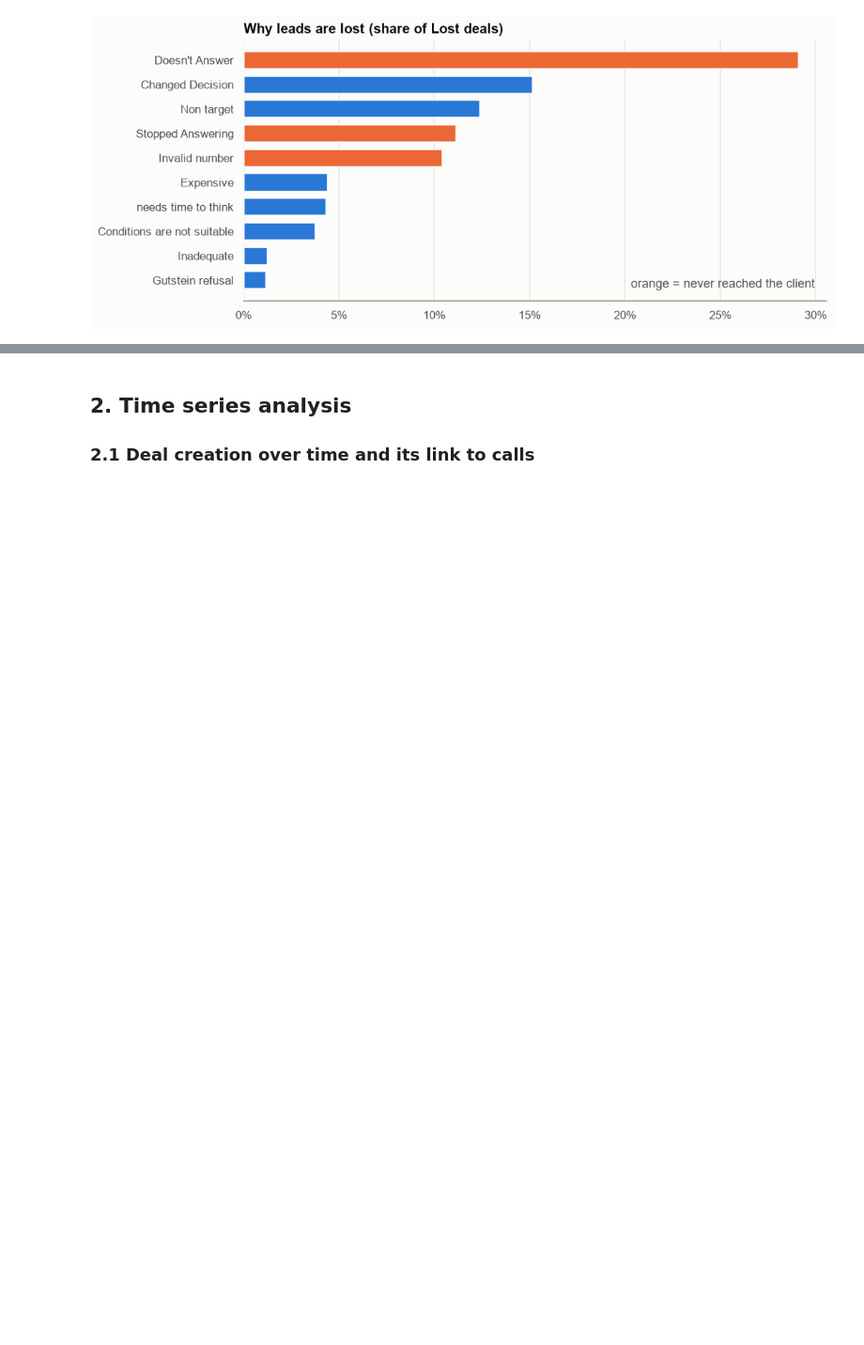
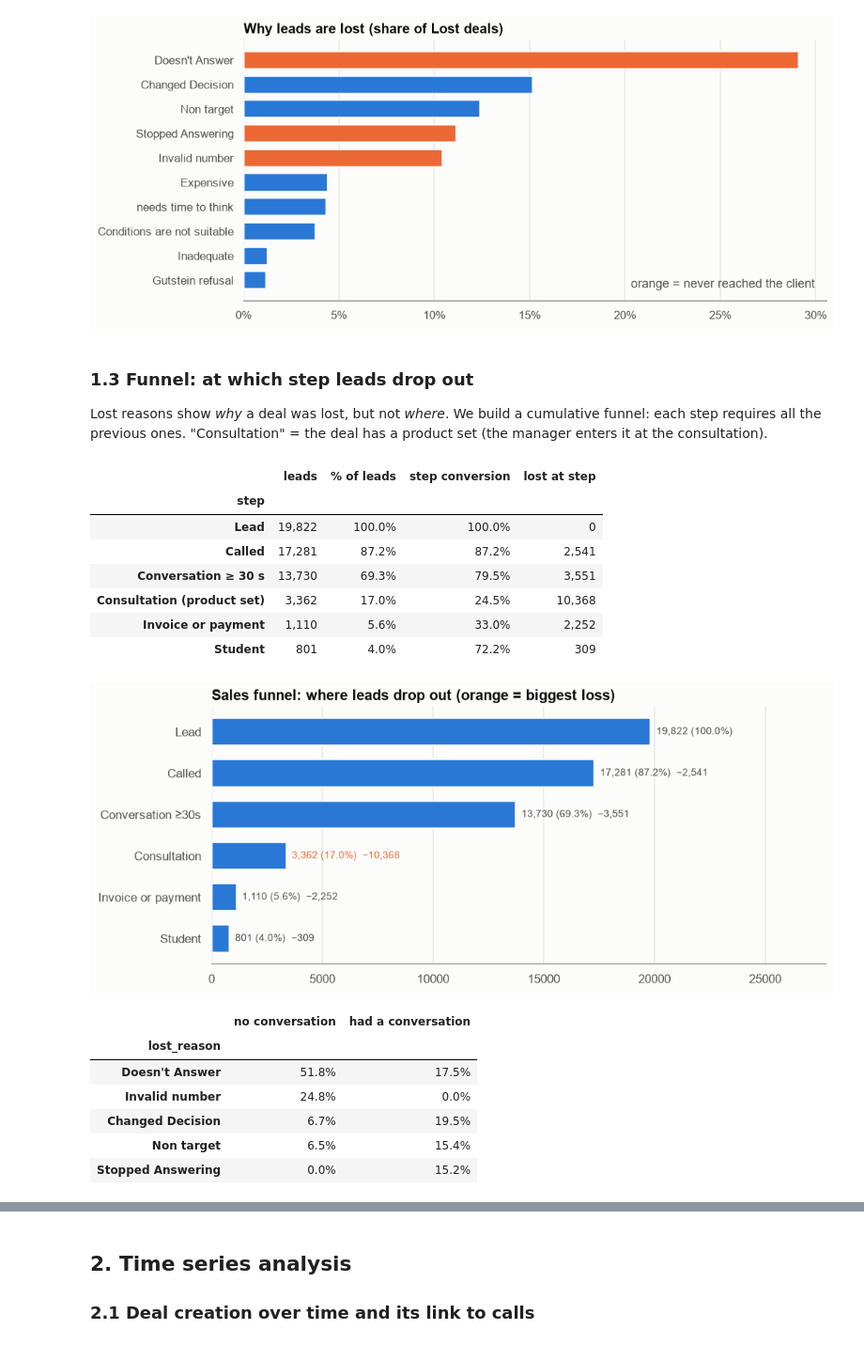
Before and after one commit to yerkovskayuliia-pixel/data-analytics-portfolio, a Jupyter notebook: python-crm-analysis/notebooks/02_eda_analysis.ipynb, the cells around one changed output, grey strips where cells are left out. Shown at 94% size. Cells and saved outputs as stored; diff of their text form; code cells hidden in the pictures; blank space fills up the shorter version.

```diff
--- a/python-crm-analysis/notebooks/02_eda_analysis.ipynb
+++ b/python-crm-analysis/notebooks/02_eda_analysis.ipynb
@@ -13,6 +13,8 @@ We work with the clean tables from [01_data_cleaning](01_data_cleaning.ipynb).
 Plan from the brief: descriptive statistics → time series → campaigns and sources → sales team →
 payments and products → geography → conclusions.
 # %%
+import warnings
+warnings.filterwarnings("ignore", category=FutureWarning)  # pandas dtype backward compatibility, does not affect results
 import sys
 from pathlib import Path
 
@@ -23,9 +25,11 @@ import seaborn as sns
 
 sys.path.insert(0, str(Path.cwd().parent / "src"))
 import cleaning as etl
+import metrics as M
 import viz
 from viz import PRIMARY, ACCENT, GOOD, MUTED, save, pct_axis, eur_axis
 
+M.set_lang("en")
 viz.set_style()
 pd.set_option("display.float_format", lambda v: f"{v:,.2f}")
 pd.set_option("display.width", 200)
@@ -165,3 +169,47 @@ ax.grid(axis="y", visible=False)
 save(fig, "02_lost_reasons"); plt.show()
 # %% [output]
 [figure]
+# %% [markdown]
+### 1.3 Funnel: at which step leads drop out
+
+Lost reasons show *why* a deal was lost, but not *where*. We build a cumulative funnel: each step requires all the
+previous ones. "Consultation" = the deal has a product set (the manager enters it at the consultation).
+# %%
+dc = M.add_contact_metrics(deals, calls)   # reach, conversation, SLA: shared definitions for 02–04
+fun = M.funnel(dc, calls)
+display(fun.style.format({"leads": "{:,}", "% of leads": "{:.1%}", "step conversion": "{:.1%}", "lost at step": "{:,}"}))
+
+fig, ax = plt.subplots(figsize=(10, 4.2))
+y = np.arange(len(fun))[::-1]
+ax.barh(y, fun["leads"], color=PRIMARY, height=0.65)
+worst = fun["lost at step"].idxmax()
+for yi, (name, r) in zip(y, fun.iterrows()):
+    lost = f"  −{int(r['lost at step']):,}" if r["lost at step"] else ""
+    ax.text(r["leads"], yi, f"  {int(r['leads']):,} ({r['% of leads']:.1%}){lost}", va="center", fontsize=9,
+            color=ACCENT if name == worst else viz.TEXT_2)
+ax.set_yticks(y, ["Lead", "Called", "Conversation ≥30s", "Consultation", "Invoice or payment", "Student"])
+ax.set_xlim(0, fun["leads"].max() * 1.4); ax.grid(axis="y", visible=False)
+ax.set_title("Sales funnel: where leads drop out (orange = biggest loss)")
+save(fig, "02_funnel"); plt.show()
+
+lost_by_talk = (dc[dc["stage"].eq("Lost")].groupby("talked")["lost_reason"]
+                .value_counts(normalize=True).groupby(level=0).head(4).unstack(0).fillna(0))
+lost_by_talk.columns = ["no conversation", "had a conversation"]
+lost_by_talk.style.format("{:.1%}")
+# %% [output]
+|  | leads | % of leads | step conversion | lost at step |
+| step |  |  |  |  |
+| Lead | 19,822 | 100.0% | 100.0% | 0 |
+| Called | 17,281 | 87.2% | 87.2% | 2,541 |
+| Conversation ≥ 30 s | 13,730 | 69.3% | 79.5% | 3,551 |
+| Consultation (product set) | 3,362 | 17.0% | 24.5% | 10,368 |
+| Invoice or payment | 1,110 | 5.6% | 33.0% | 2,252 |
+| Student | 801 | 4.0% | 72.2% | 309 |
+[figure, added]
+|  | no conversation | had a conversation |
+| lost_reason |  |  |
+| Doesn't Answer | 51.8% | 17.5% |
+| Invalid number | 24.8% | 0.0% |
+| Changed Decision | 6.7% | 19.5% |
+| Non target | 6.5% | 15.4% |
+| Stopped Answering | 0.0% | 15.2% |
```
Also changed, not shown: parts of 13 cells of this notebook, 41 other files.
